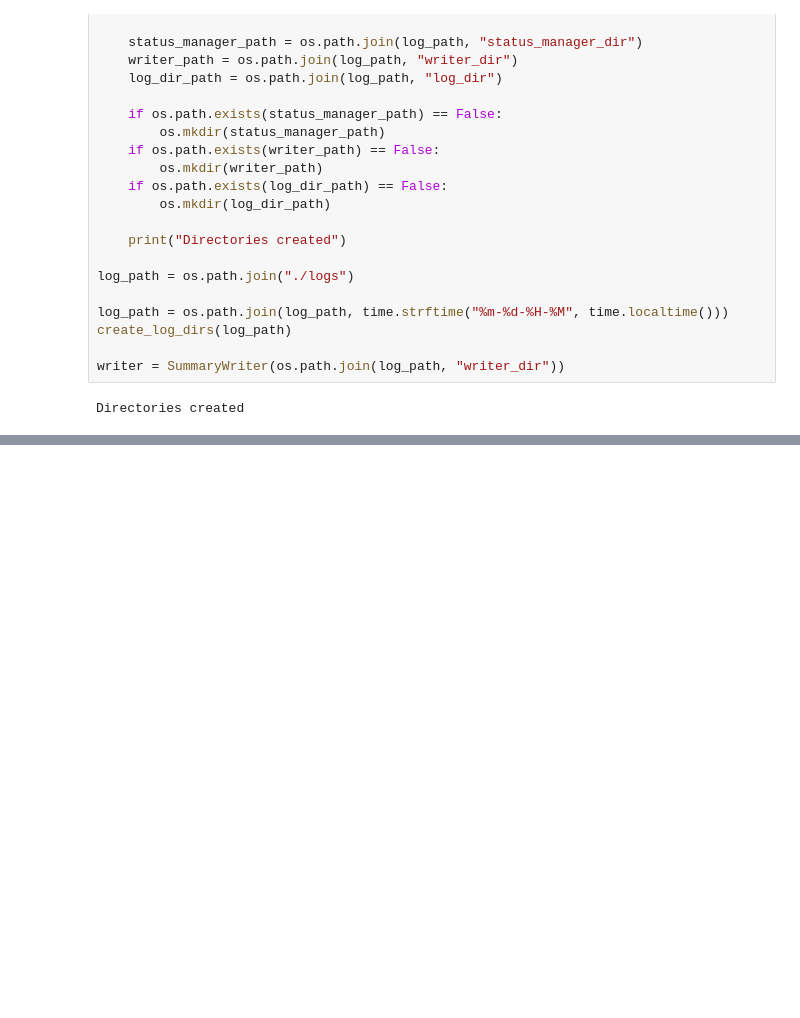
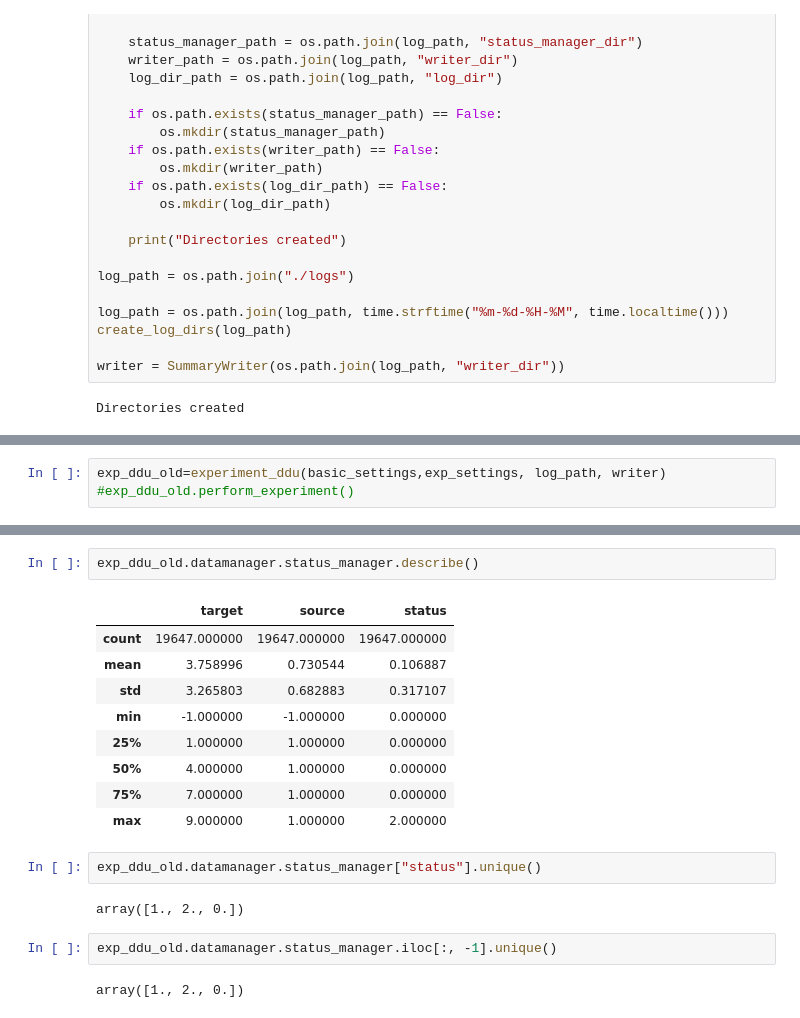
Before and after one commit to Faiir/SRPHildesheim2021, a Jupyter notebook: test.ipynb, the cells around one changed output, grey strips where cells are left out. Cells and saved outputs as stored; diff of their text form; blank space fills up the shorter version.

```diff
--- a/test.ipynb
+++ b/test.ipynb
@@ -81,0 +115,3 @@ Directories created
+# %%
+exp_ddu_old=experiment_ddu(basic_settings,exp_settings, log_path, writer)
+#exp_ddu_old.perform_experiment()
@@ -82,3 +201,23 @@ Directories created
+# %%
+exp_ddu_old.datamanager.status_manager.describe()
+# %% [output]
+|  | target | source | status |
+| count | 19647.000000 | 19647.000000 | 19647.000000 |
+| mean | 3.758996 | 0.730544 | 0.106887 |
+| std | 3.265803 | 0.682883 | 0.317107 |
+| min | -1.000000 | -1.000000 | 0.000000 |
+| 25% | 1.000000 | 1.000000 | 0.000000 |
+| 50% | 4.000000 | 1.000000 | 0.000000 |
+| 75% | 7.000000 | 1.000000 | 0.000000 |
+| max | 9.000000 | 1.000000 | 2.000000 |
+# %%
+exp_ddu_old.datamanager.status_manager["status"].unique()
+# %% [output]
+array([1., 2., 0.])
+# %%
+exp_ddu_old.datamanager.status_manager.iloc[:, -1].unique()
+# %% [output]
+array([1., 2., 0.])
 # %%
 exp_ddu_old=experiment_ddu(basic_settings,exp_settings, log_path, writer)
 exp_ddu_old.perform_old_experiment()
```
Also changed, not shown: parts of 9 cells of this notebook, 5 other files.
